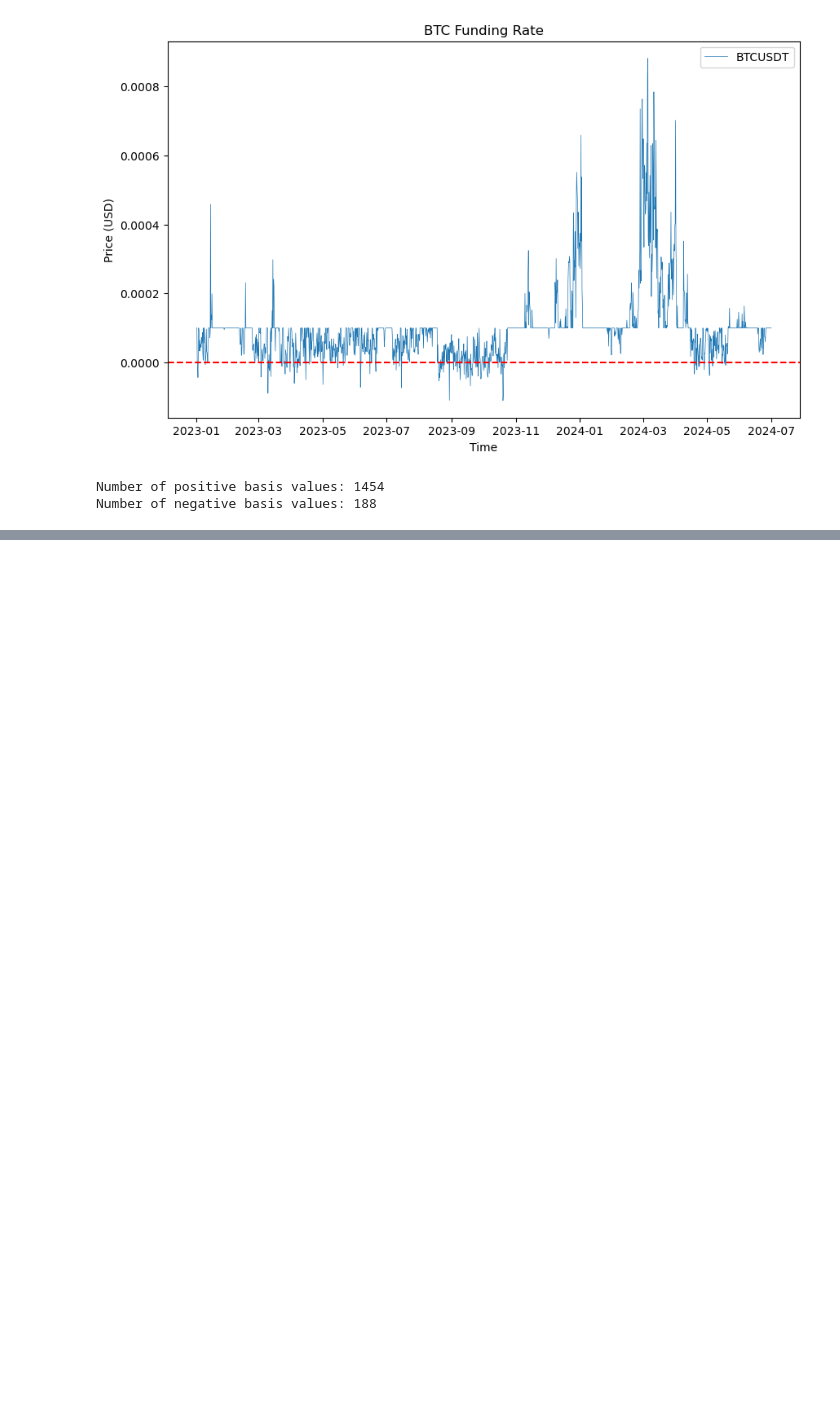
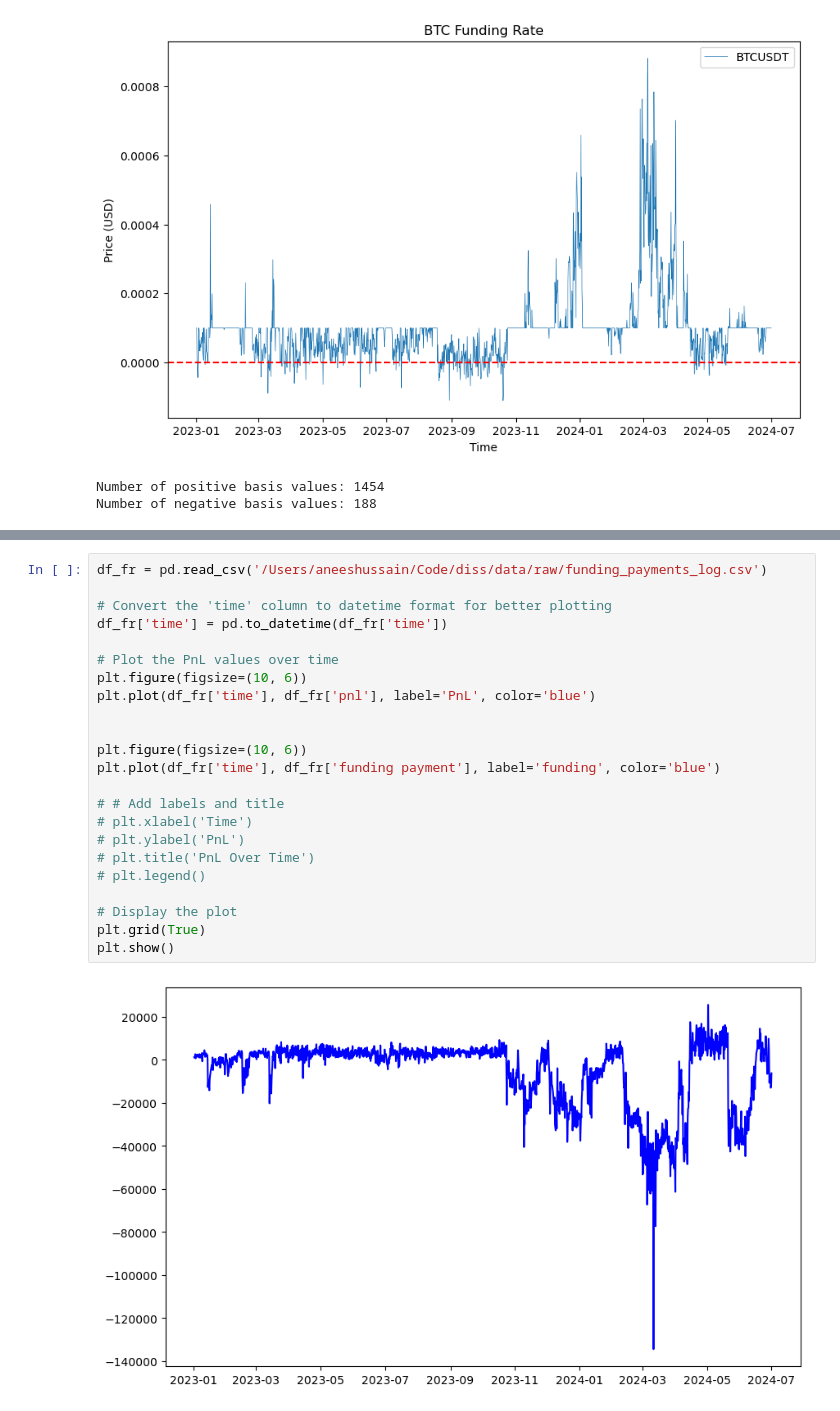
Before and after one commit to AHA-HH/optimising-funding-rate-arbitrage, a Jupyter notebook: analysis/exploratory.ipynb, the cells around one changed output, grey strips where cells are left out. Drawn from its saved outputs; the diff is of its cells as text; blank space fills up the shorter version.

```diff
--- a/analysis/exploratory.ipynb
+++ b/analysis/exploratory.ipynb
@@ -61,0 +110,25 @@ Number of negative basis values: 188
+# %%
+df_fr = pd.read_csv('/Users/aneeshussain/Code/diss/data/raw/funding_payments_log.csv')
+
+# Convert the 'time' column to datetime format for better plotting
+df_fr['time'] = pd.to_datetime(df_fr['time'])
+
+# Plot the PnL values over time
+plt.figure(figsize=(10, 6))
+plt.plot(df_fr['time'], df_fr['pnl'], label='PnL', color='blue')
+
+
+plt.figure(figsize=(10, 6))
+plt.plot(df_fr['time'], df_fr['funding payment'], label='funding', color='blue')
+
+# # Add labels and title
+# plt.xlabel('Time')
+# plt.ylabel('PnL')
+# plt.title('PnL Over Time')
+# plt.legend()
+
+# Display the plot
+plt.grid(True)
+plt.show()
+# %% [output]
+[figure, added]
```
Also changed, not shown: parts of 3 cells of this notebook, 4 other files.
